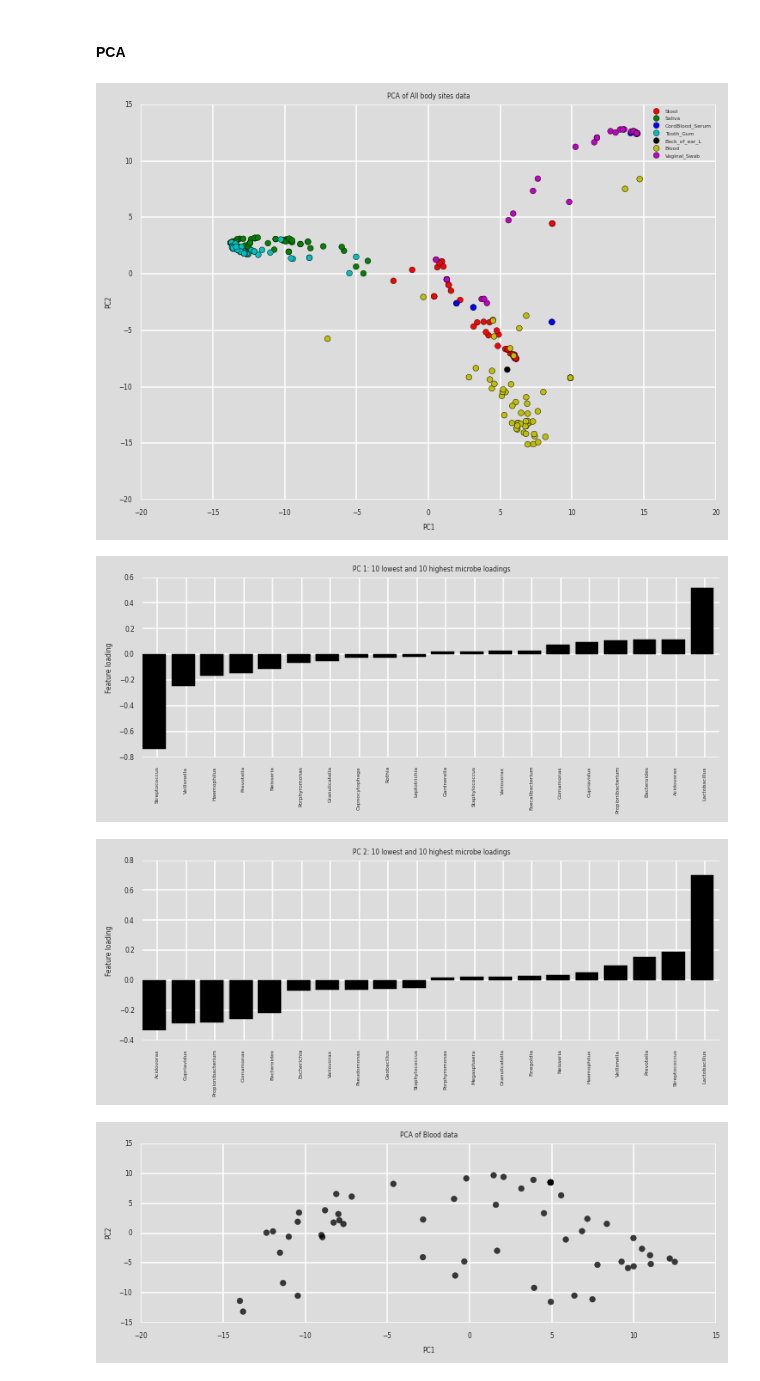
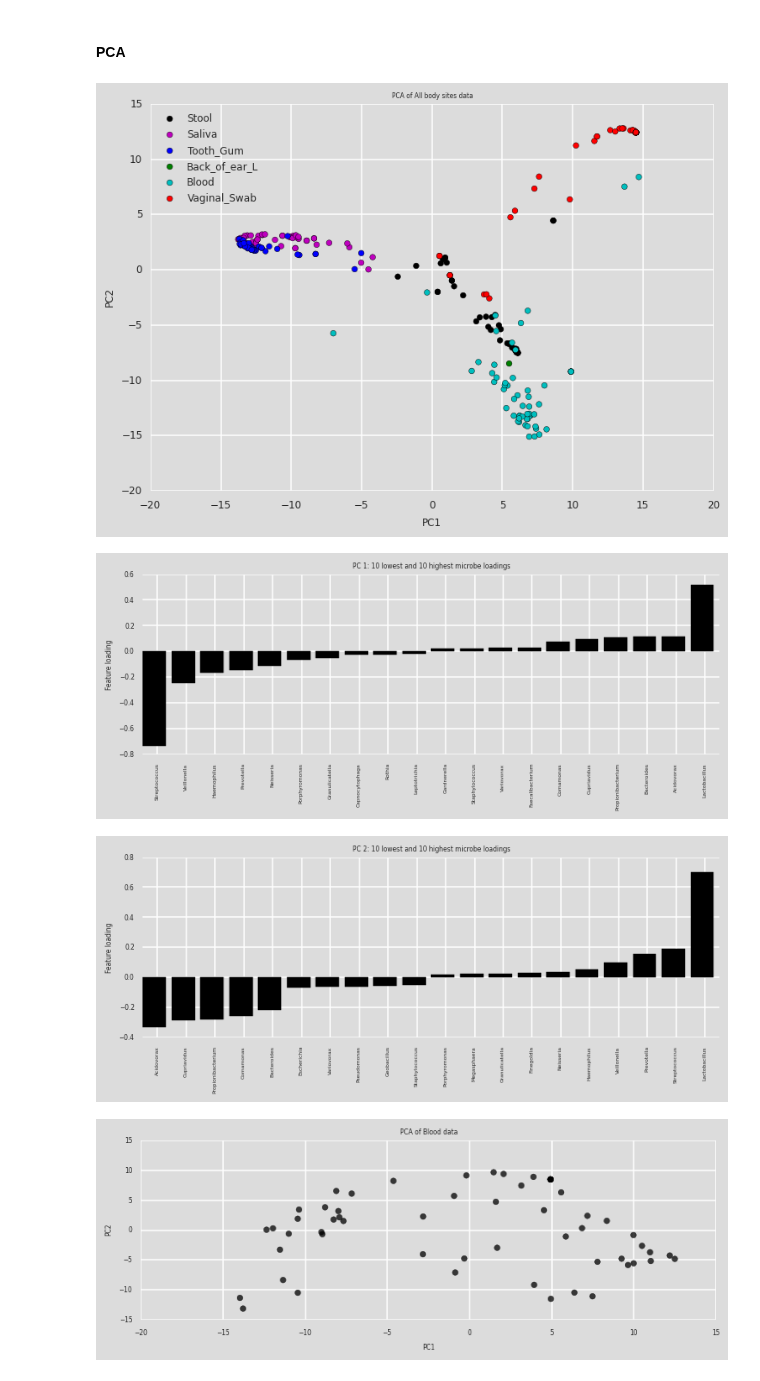
Before and after one commit to lmart999/CS229, a Jupyter notebook: Relman_Decomposition.ipynb, the cells around one changed output. Drawn from its saved outputs; the diff is of its cells as text; code cells hidden in the pictures.

```diff
--- a/Relman_Decomposition.ipynb
+++ b/Relman_Decomposition.ipynb
@@ -668,46 +706,54 @@ def getLoadings(df,pca,n_comp):
         locs,labels=plt.xticks(ind+0.5,tmp.index)
         plt.setp(labels, rotation=90, fontsize=4)
         locs,labels=plt.yticks()
         plt.setp(labels,fontsize=5)
         plt.ylabel('Feature loading',fontsize=5)
         plt.title('PC %s: 10 lowest and 10 highest microbe loadings'%(i+1),fontsize=5)
         plt.xlim([0,tmp.shape[0]])
         plt.show()
 
 # Preprocess
 df_out=PCApreprocess(dat_tp_norm)
 df_out.fillna(0,inplace=True)
 
 # Index to show PCA data
 data_index_toslice=df_out.index.get_level_values('BodySite')
 
 # PCA
 n_comp = 2
 pca = PCA(n_components=n_comp)
 siteData_r = pca.fit(df_out).transform(df_out)
 
 # Plot
 colorMapMax = 8
 bmap = brewer2mpl.get_map('Paired', 'qualitative', colorMapMax).mpl_colors
 uniq_ix=list(set(data_index_toslice))
-plt.figure()
-for ix,c in zip(uniq_ix,['r','g','b','c','k','y','m']):
+
+fig=plt.figure()
+
+sites=[s for s in mean_data_16s.columns if s != 'CordBlood_Serum']
+colors=['k','m','b','g','c','r']
+# for ix,c in zip(uniq_ix,['r','g','b','c','k','y','m']):
+for ix,c in zip(sites,colors):
     plt.scatter(siteData_r[data_index_toslice==ix, 0], siteData_r[data_index_toslice==ix, 1], facecolor=c, edgecolor='black', label=ix, alpha=1)
-plt.legend(loc='upper right',scatterpoints=1,prop={'size':4})
-plt.xticks(fontsize=5)
-plt.yticks(fontsize=5)
-plt.xlabel('PC1',fontsize=5)
-plt.ylabel('PC2',fontsize=5)
+plt.legend(loc='upper left',scatterpoints=1,prop={'size':8})
+plt.xticks(fontsize=8)
+plt.yticks(fontsize=8)
+plt.xlabel('PC1',fontsize=8)
+plt.ylabel('PC2',fontsize=8)
 title='All body sites'
 plt.title('PCA of %s data'%title,fontsize=5)
-plt.show()
 
-# Get the loadings
-getLoadings(df_out,pca,n_comp)
+plt.savefig(os.getcwd()+'/Dropbox/Thesis_Draft/Main/Figures/PCA_%s.png'%taxLevel_for_analysis,format='png',dpi=150,pad_inches=0.5)
+plt.savefig(os.getcwd()+'/Dropbox/Thesis_Draft/Main/Figures/PCA_%s.pdf'%taxLevel_for_analysis,format='pdf',dpi=150,pad_inches=0.5)
 # %% [output]
-[figure, old version]
+[figure, new version]
-[figure, removed]
-[figure, removed]
+# %%
+# Get the loadings
+getLoadings(df_out,pca,n_comp)]=[[[[[[[[
+# %% [output]
+[figure, added]
+[figure, added]
 # %%
 # Iterate through body sites
 for bs in set(['Blood']):
```
Also changed, not shown: parts of 23 cells of this notebook.
